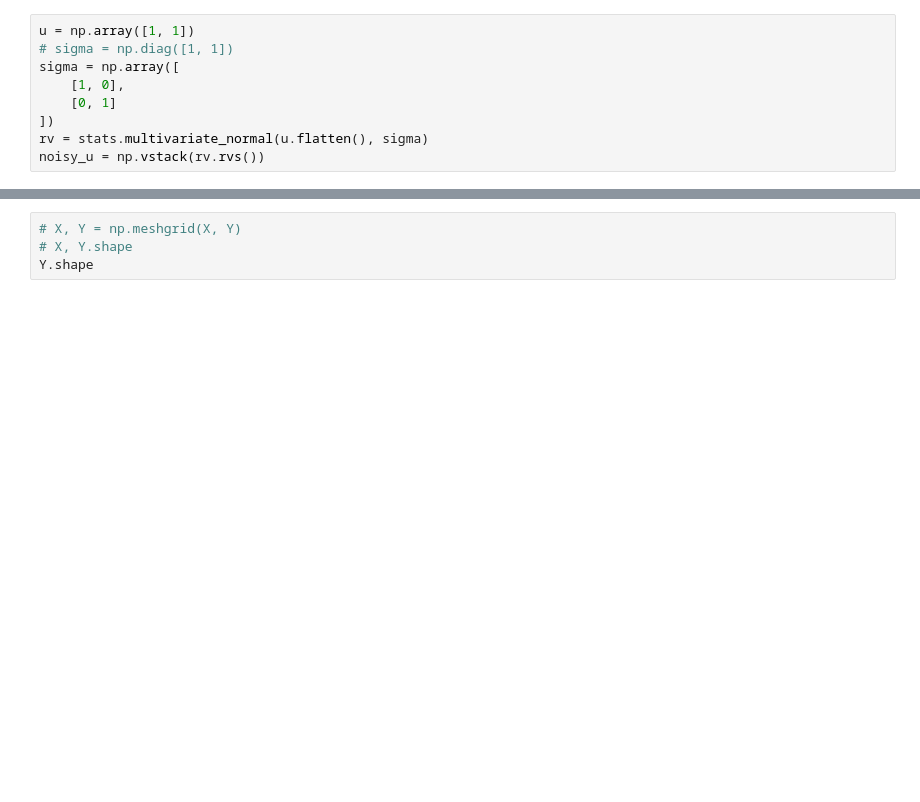
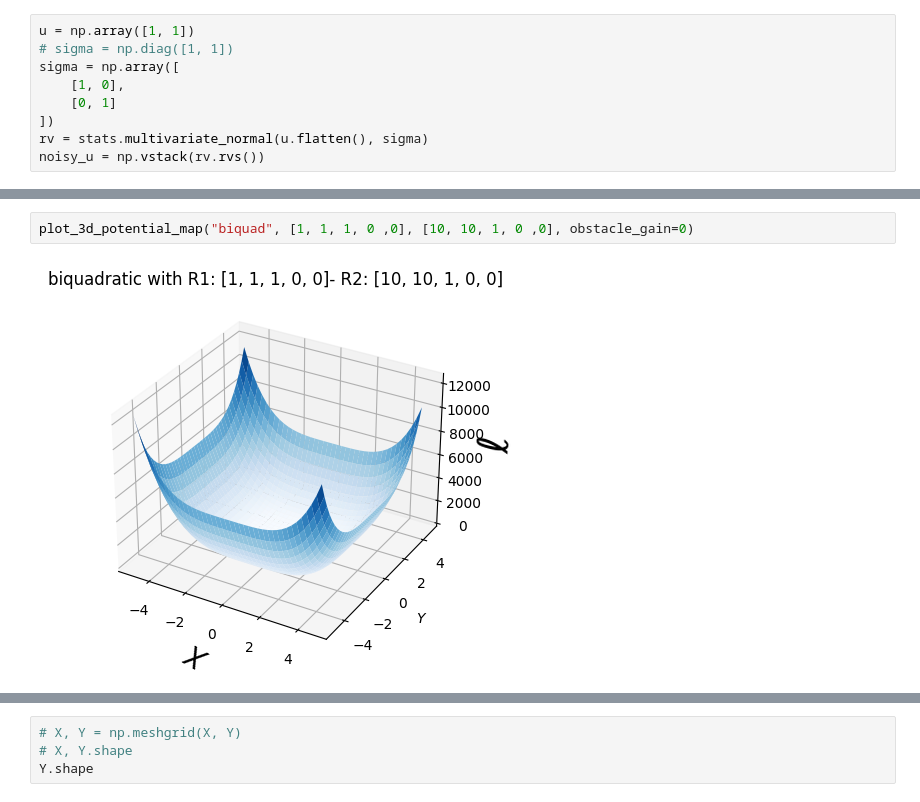
Before and after one commit to huyhoang251296/rcognita-edu-x, a Jupyter notebook: obstacle_plan.ipynb, the cells around one changed output, grey strips where cells are left out. Cells and saved outputs as stored; diff of their text form; blank space fills up the shorter version.

```diff
--- a/obstacle_plan.ipynb
+++ b/obstacle_plan.ipynb
@@ -39,0 +83,4 @@ plt.show()
+# %%
+plot_3d_potential_map("biquad", [1, 1, 1, 0 ,0], [10, 10, 1, 0 ,0], obstacle_gain=0)
+# %% [output]
+[figure, added]
```
Also changed, not shown: parts of 6 cells of this notebook.
